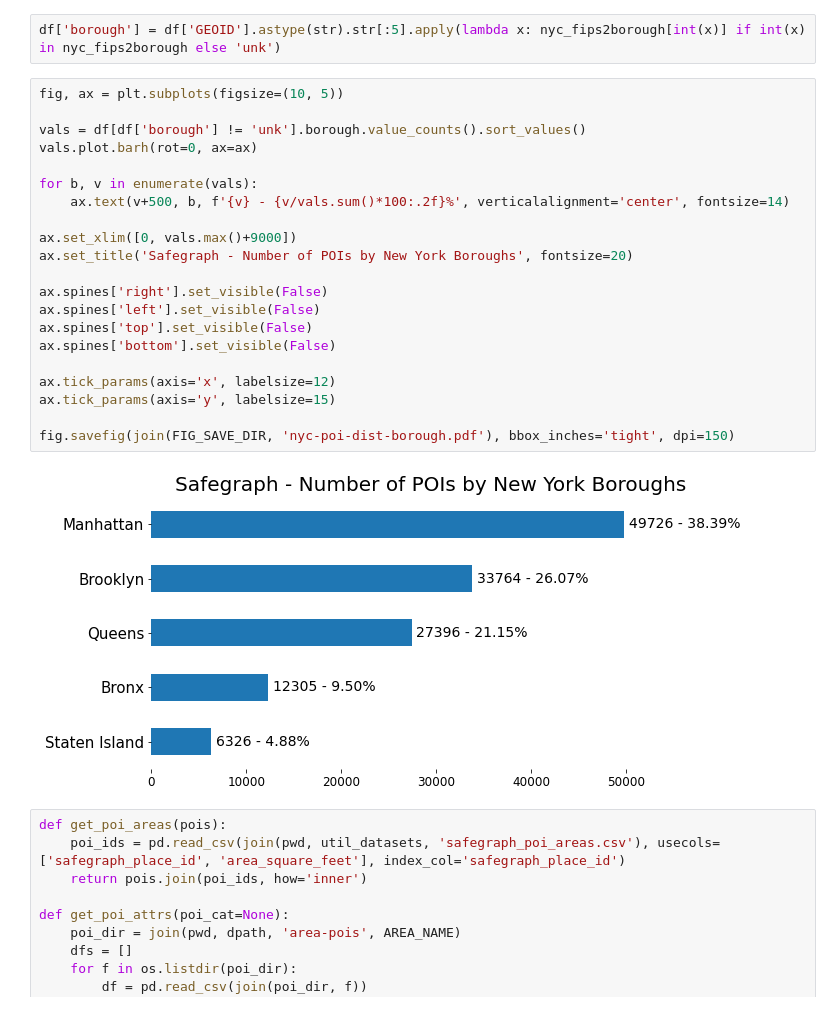
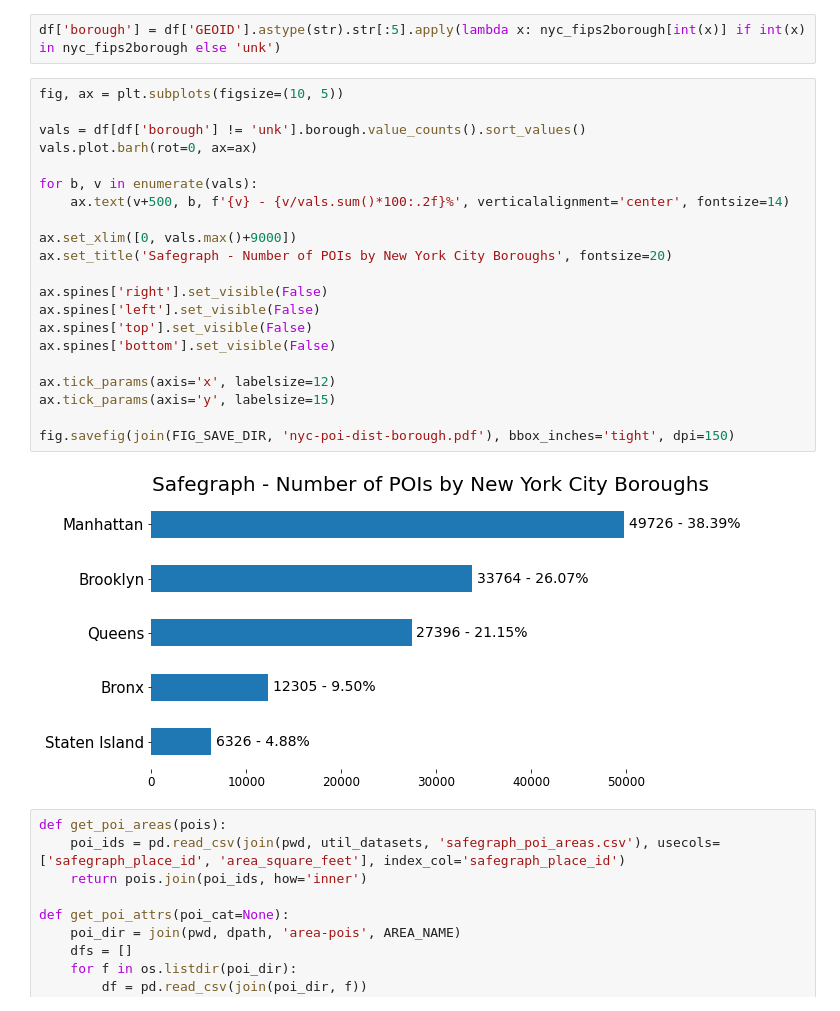
Before and after one commit to hasanalpboz/safegraph-covid19-mobility, a Jupyter notebook: scripts/notebooks/huff-model-pso.ipynb, the cells around one changed output. Cells and saved outputs as stored; diff of their text form.

```diff
--- a/scripts/notebooks/huff-model-pso.ipynb
+++ b/scripts/notebooks/huff-model-pso.ipynb
@@ -100,26 +100,26 @@ df['borough'] = df['GEOID'].astype(str).str[:5].apply(lambda x: nyc_fips2borough
 # %%
 fig, ax = plt.subplots(figsize=(10, 5))
 
 vals = df[df['borough'] != 'unk'].borough.value_counts().sort_values()
 vals.plot.barh(rot=0, ax=ax)
 
 for b, v in enumerate(vals):
     ax.text(v+500, b, f'{v} - {v/vals.sum()*100:.2f}%', verticalalignment='center', fontsize=14)
 
 ax.set_xlim([0, vals.max()+9000])
-ax.set_title('Safegraph - Number of POIs by New York Boroughs', fontsize=20)
+ax.set_title('Safegraph - Number of POIs by New York City Boroughs', fontsize=20)
 
 ax.spines['right'].set_visible(False)
 ax.spines['left'].set_visible(False)
 ax.spines['top'].set_visible(False)
 ax.spines['bottom'].set_visible(False)
 
 ax.tick_params(axis='x', labelsize=12)
 ax.tick_params(axis='y', labelsize=15)
 
 fig.savefig(join(FIG_SAVE_DIR, 'nyc-poi-dist-borough.pdf'), bbox_inches='tight', dpi=150)
 # %% [output]
-[figure, old version]
+[figure, new version]
 # %%
 def get_poi_areas(pois):
     poi_ids = pd.read_csv(join(pwd, util_datasets, 'safegraph_poi_areas.csv'), usecols=['safegraph_place_id', 'area_square_feet'], index_col='safegraph_place_id')
```
Also changed, not shown: parts of 2 cells of this notebook, 3 other files.
